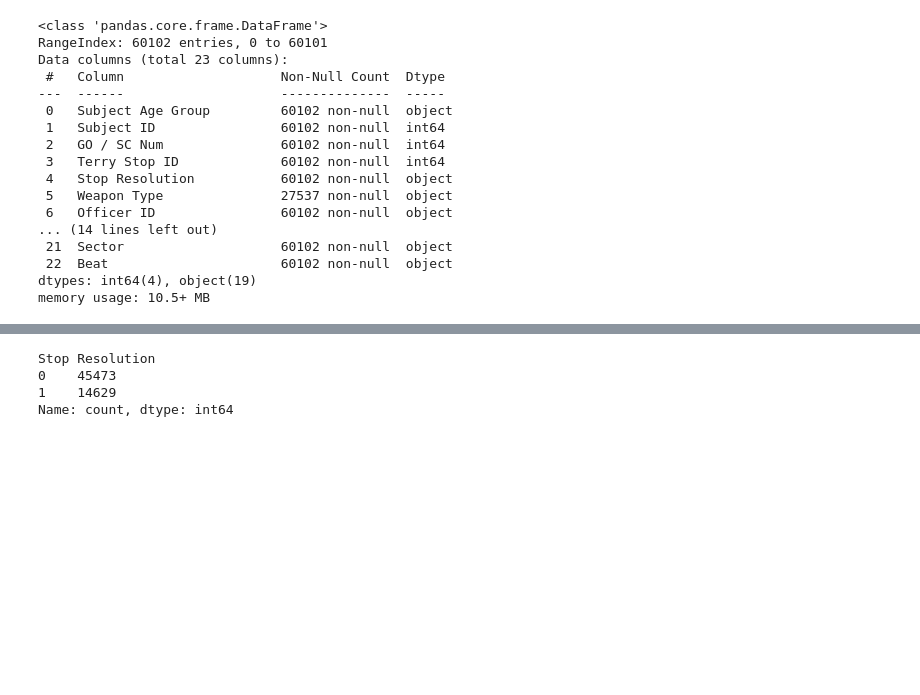
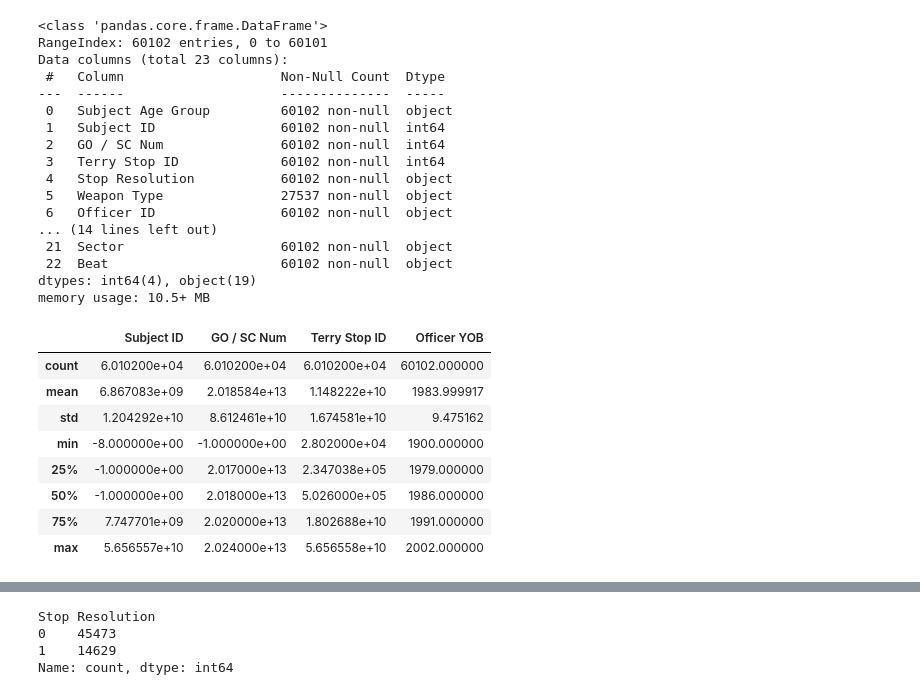
Before and after one commit to Allan-Kipkemei/Dsc-phase-3-project, a Jupyter notebook: code_checkpoints/main.ipynb, the cells around one changed output, grey strips where cells are left out. Saved outputs shown, nothing was run; the diff lists cells and outputs as text; code cells hidden in the pictures; blank space fills up the shorter version.

```diff
--- a/code_checkpoints/main.ipynb
+++ b/code_checkpoints/main.ipynb
@@ -82,6 +87,18 @@ Data columns (total 23 columns):
  22  Beat                      60102 non-null  object
 dtypes: int64(4), object(19)
 memory usage: 10.5+ MB
+# %%
+df.describe()
+# %% [output]
+|  | Subject ID | GO / SC Num | Terry Stop ID | Officer YOB |
+| count | 6.010200e+04 | 6.010200e+04 | 6.010200e+04 | 60102.000000 |
+| mean | 6.867083e+09 | 2.018584e+13 | 1.148222e+10 | 1983.999917 |
+| std | 1.204292e+10 | 8.612461e+10 | 1.674581e+10 | 9.475162 |
+| min | -8.000000e+00 | -1.000000e+00 | 2.802000e+04 | 1900.000000 |
+| 25% | -1.000000e+00 | 2.017000e+13 | 2.347038e+05 | 1979.000000 |
+| 50% | -1.000000e+00 | 2.018000e+13 | 5.026000e+05 | 1986.000000 |
+| 75% | 7.747701e+09 | 2.020000e+13 | 1.802688e+10 | 1991.000000 |
+| max | 5.656557e+10 | 2.024000e+13 | 5.656558e+10 | 2002.000000 |
 # %%
 # Check for null values:
 print('row----- Column---- :',df.shape,'\n')
```
Also changed, not shown: parts of 9 cells of this notebook, 5 other files.
